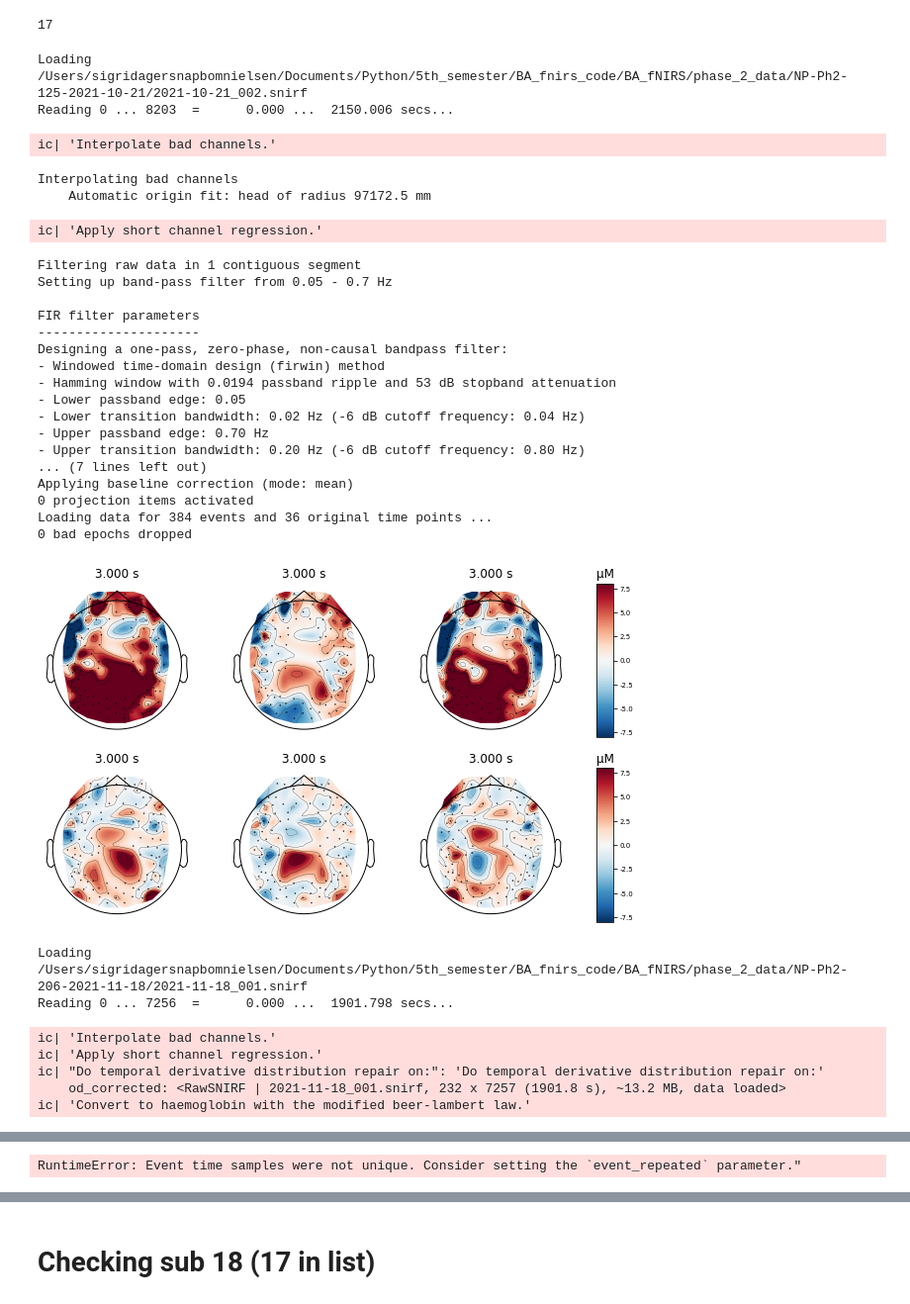
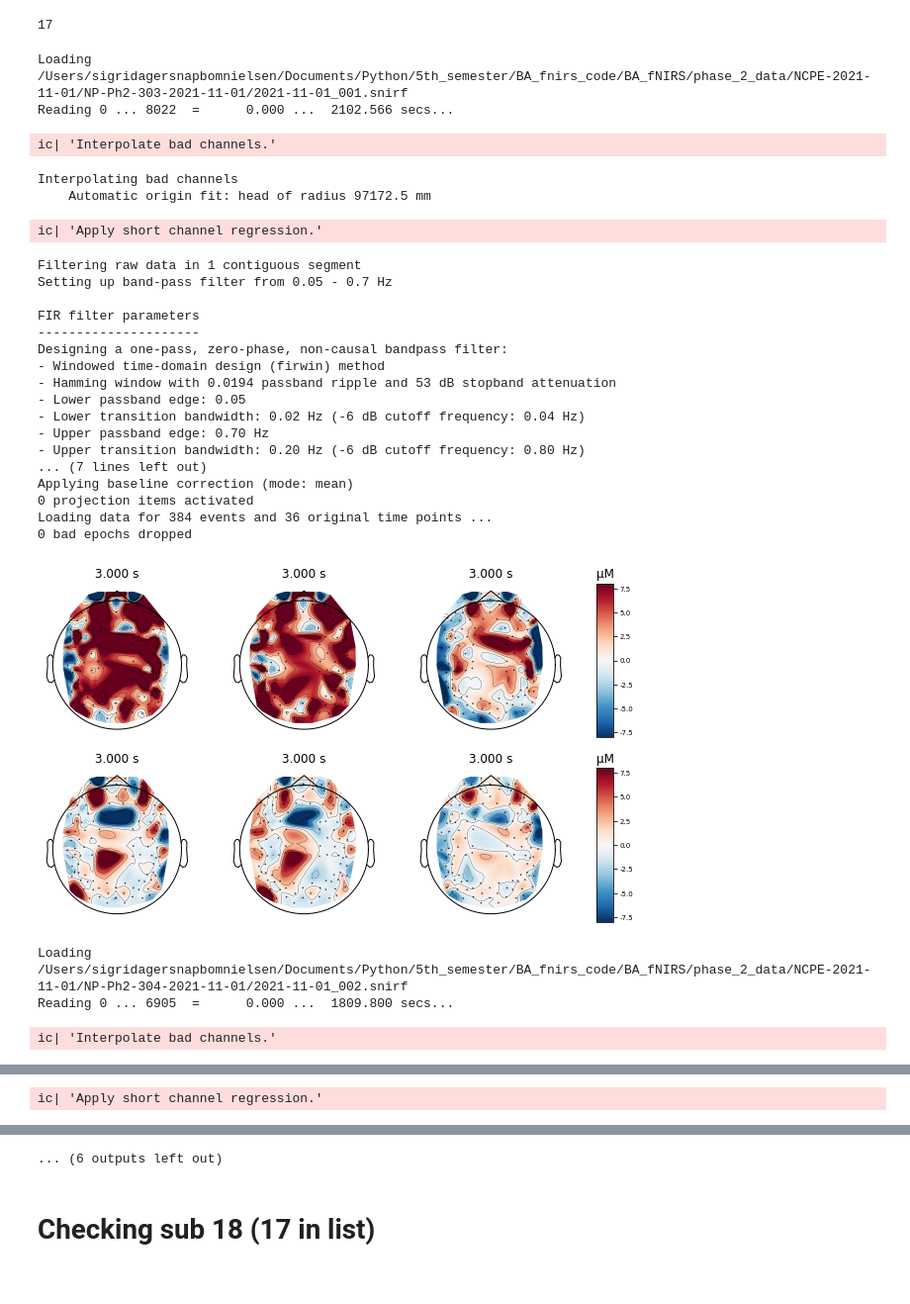
Before and after one commit to sigridbom/BA_fNIRS, a Jupyter notebook: preprocessing_analysis.ipynb, the cells around one changed output, grey strips where cells are left out. Shown at 99% size. Saved outputs shown, nothing was run; the diff lists cells and outputs as text; code cells hidden in the pictures.

```diff
--- a/preprocessing_analysis.ipynb
+++ b/preprocessing_analysis.ipynb
@@ -55,7 +55,7 @@ packages have been imported
 # Main functions
 The following is the preprocessing and the analysis function.
 # %%
-def preprocess(raw_intensity, verbose=False):
+def preprocess(raw_intensity, idx, verbose=False):
     """
     Loads the raw data from the path and procesess it
     """
@@ -152,7 +152,7 @@ def individual_analysis(bids_path, ID, roi_1, roi_2, contrasts_1, contrasts_2):
     #                         '63': 'Auditory/pos'})
 
 
-    raw_haemo, epochs = preprocess(raw_intensity)
+    raw_haemo, epochs = preprocess(raw_intensity, ID)
 
     # Cut out just the short channels for creating a GLM repressor
     sht_chans = get_short_channels(raw_haemo)
@@ -227,7 +227,7 @@ def preprocess_only(bids_path, ID):
                             '63': 'Auditory/pos'})
 
 
-    raw_haemo, epochs = preprocess(raw_intensity)
+    raw_haemo, epochs = preprocess(raw_intensity, ID)
 
     # plot
     fig, axes = plt.subplots(nrows=2, ncols=4, figsize=(9, 5),
@@ -340,45 +340,41 @@ len(all_evokeds['Auditory']) # 17 subject.. should have 19
 # %%
 all_evokeds = defaultdict(list)
 
-for idx, sub in enumerate(subjects[16:18]):  # no 17 only
+for idx, sub in enumerate(subjects[:3]):  # no 17 only
     raw_haemo, epochs = preprocess_only(
         sub, idx)
 
     # Save individual-evoked participant data along with others in all_evokeds
     for condition in epochs.event_id:
         if condition in ['Auditory', 'Visual']:
             print(condition)
             print(idx)
             all_evokeds[condition].append(epochs[condition].average())
 # %% [output]
-Loading /Users/sigridagersnapbomnielsen/Documents/Python/5th_semester/BA_fnirs_code/BA_fNIRS/phase_2_data/NP-Ph2-125-2021-10-21/2021-10-21_002.snirf
-Reading 0 ... 8203  =      0.000 ...  2150.006 secs...
+Loading /Users/sigridagersnapbomnielsen/Documents/Python/5th_semester/BA_fnirs_code/BA_fNIRS/phase_2_data/NCPE-2021-11-01/NP-Ph2-303-2021-11-01/2021-11-01_001.snirf
+Reading 0 ... 8022  =      0.000 ...  2102.566 secs...
 ic| 'Interpolate bad channels.'
 Interpolating bad channels
     Automatic origin fit: head of radius 97172.5 mm
 ic| 'Apply short channel regression.'
 Filtering raw data in 1 contiguous segment
 Setting up band-pass filter from 0.05 - 0.7 Hz
 
 FIR filter parameters
 ---------------------
 Designing a one-pass, zero-phase, non-causal bandpass filter:
 - Windowed time-domain design (firwin) method
 - Hamming window with 0.0194 passband ripple and 53 dB stopband attenuation
 - Lower passband edge: 0.05
 - Lower transition bandwidth: 0.02 Hz (-6 dB cutoff frequency: 0.04 Hz)
 - Upper passband edge: 0.70 Hz
 - Upper transition bandwidth: 0.20 Hz (-6 dB cutoff frequency: 0.80 Hz)
 ... (7 lines left out)
 Applying baseline correction (mode: mean)
 0 projection items activated
 Loading data for 384 events and 36 original time points ...
 0 bad epochs dropped
-[figure, old version]
+[figure, new version]
-Loading /Users/sigridagersnapbomnielsen/Documents/Python/5th_semester/BA_fnirs_code/BA_fNIRS/phase_2_data/NP-Ph2-206-2021-11-18/2021-11-18_001.snirf
-Reading 0 ... 7256  =      0.000 ...  1901.798 secs...
+Loading /Users/sigridagersnapbomnielsen/Documents/Python/5th_semester/BA_fnirs_code/BA_fNIRS/phase_2_data/NCPE-2021-11-01/NP-Ph2-304-2021-11-01/2021-11-01_002.snirf
+Reading 0 ... 6905  =      0.000 ...  1809.800 secs...
 ic| 'Interpolate bad channels.'
-ic| 'Apply short channel regression.'
-ic| "Do temporal derivative distribution repair on:": 'Do temporal derivative distribution repair on:'
-    od_corrected: <RawSNIRF | 2021-11-18_001.snirf, 232 x 7257 (1901.8 s), ~13.2 MB, data loaded>
-ic| 'Convert to haemoglobin with the modified beer-lambert law.'
@@ -401 +383 @@ Not setting metadata
-RuntimeError: Event time samples were not unique. Consider setting the `event_repeated` parameter."
+ic| 'Apply short channel regression.'
@@ -402,3 +402,4 @@ RuntimeError: Event time samples were not unique. Consider setting the `event_re
+... (6 outputs left out)
 # %% [markdown]
 # Checking sub 18 (17 in list)
 # %%
```
Also changed, not shown: parts of 1 cell of this notebook.
